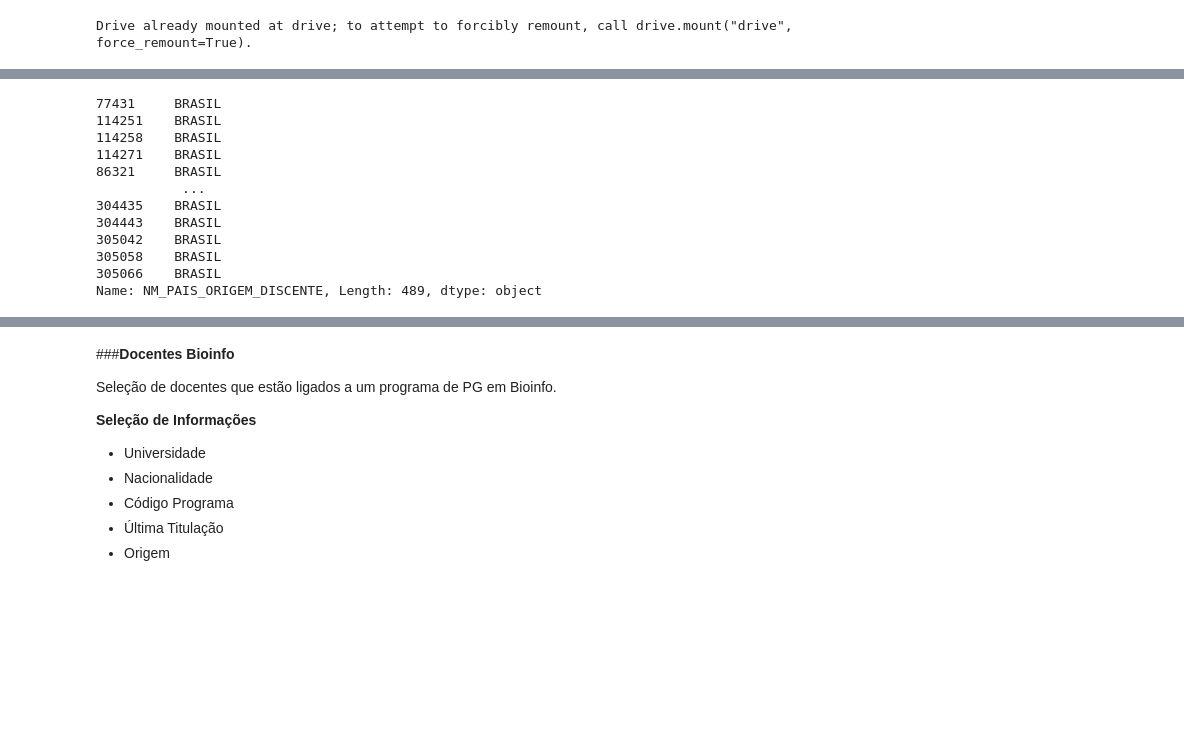
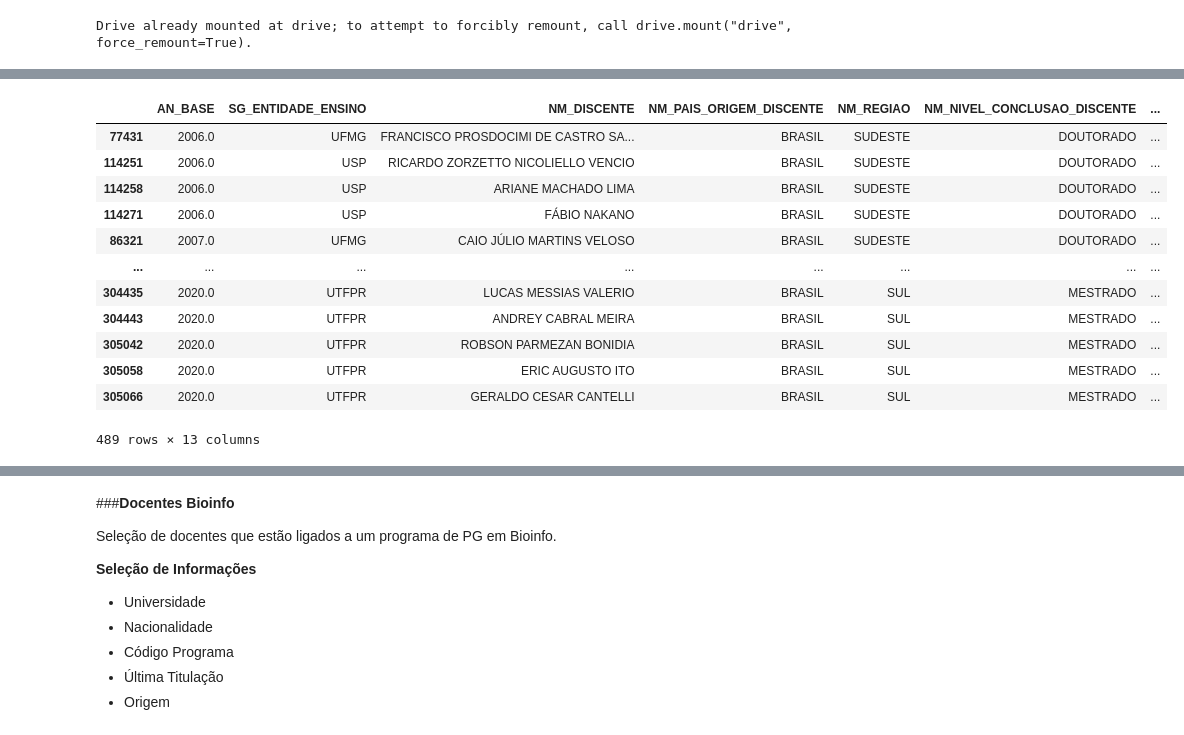
Before and after one commit to chagas98/BioinfoWikidataScripts, a Jupyter notebook: 06_21pos_bioinfo.ipynb, the cells around one changed output, grey strips where cells are left out. Cells and saved outputs as stored; diff of their text form; code cells hidden in the pictures; blank space fills up the shorter version.

```diff
--- a/06_21pos_bioinfo.ipynb
+++ b/06_21pos_bioinfo.ipynb
@@ -171,8 +173,4 @@ concat_allstudents = pd.concat(all_students)
 concat_allstudents.to_csv('drive/My Drive/BioinfoWikiData/discentes_pos06_21.csv')
 # %% [output]
 Drive already mounted at drive; to attempt to forcibly remount, call drive.mount("drive", force_remount=True).
-# %%
-concat_allstudents['NM_PAIS_ORIGEM_DISCENTE'].update(concat_allstudents.pop('NM_PAIS_NACIONALIDADE_DISCENTE'))
-concat_allstudents['NM_REGIAO_ENTIDADE'].update(concat_allstudents.pop('NM_REGIAO'))
-concat_allstudents['NM_NIVEL_CONCLUSAO_DISCENTE'].update(concat_allstudents.pop('DS_GRAU_ACADEMICO_DISCENTE'))
 # %%
@@ -190,15 +195,37 @@ for index,row in p.iterrows():
-# %%
-concat_allstudents['NM_PAIS_ORIGEM_DISCENTE']
-# %% [output]
-77431     BRASIL
-114251    BRASIL
-114258    BRASIL
-114271    BRASIL
-86321     BRASIL
-           ...
-304435    BRASIL
-304443    BRASIL
-305042    BRASIL
-305058    BRASIL
-305066    BRASIL
-Name: NM_PAIS_ORIGEM_DISCENTE, Length: 489, dtype: object
+# %%
+#Salvar dataset curado e variáveis selecionadas
+
+select_info = ['AN_BASE',
+               'SG_ENTIDADE_ENSINO',
+               'NM_DISCENTE',
+               'NM_PAIS_ORIGEM_DISCENTE',
+               'NM_REGIAO',
+               'NM_NIVEL_CONCLUSAO_DISCENTE',
+               'DS_FAIXA_ETARIA_DISCENTE',
+               'AN_MATRICULA_DISCENTE',
+               'AN_SITUACAO_DISCENTE',
+               'NM_ORIENTADOR_PRINCIPAL',
+               'NM_TESE_DISSERTACAO',
+               'CD_PROGRAMA_IES',
+               'NM_PROGRAMA_IES']
+
+bioinfo_studsel = concat_allstudents.loc[:, select_info]
+
+#Salvar no Drive
+bioinfo_studsel.to_csv('drive/My Drive/BioinfoWikiData/discentes_pos06_21_curado.csv')
+
+bioinfo_studsel
+# %% [output]
+|  | AN_BASE | SG_ENTIDADE_ENSINO | NM_DISCENTE | NM_PAIS_ORIGEM_DISCENTE | NM_REGIAO | NM_NIVEL_CONCLUSAO_DISCENTE | ... |
+| 77431 | 2006.0 | UFMG | FRANCISCO PROSDOCIMI DE CASTRO SA... | BRASIL | SUDESTE | DOUTORADO | ... |
+| 114251 | 2006.0 | USP | RICARDO ZORZETTO NICOLIELLO VENCIO | BRASIL | SUDESTE | DOUTORADO | ... |
+| 114258 | 2006.0 | USP | ARIANE MACHADO LIMA | BRASIL | SUDESTE | DOUTORADO | ... |
+| 114271 | 2006.0 | USP | FÁBIO NAKANO | BRASIL | SUDESTE | DOUTORADO | ... |
+| 86321 | 2007.0 | UFMG | CAIO JÚLIO MARTINS VELOSO | BRASIL | SUDESTE | DOUTORADO | ... |
+| ... | ... | ... | ... | ... | ... | ... | ... |
+| 304435 | 2020.0 | UTFPR | LUCAS MESSIAS VALERIO | BRASIL | SUL | MESTRADO | ... |
+| 304443 | 2020.0 | UTFPR | ANDREY CABRAL MEIRA | BRASIL | SUL | MESTRADO | ... |
+| 305042 | 2020.0 | UTFPR | ROBSON PARMEZAN BONIDIA | BRASIL | SUL | MESTRADO | ... |
+| 305058 | 2020.0 | UTFPR | ERIC AUGUSTO ITO | BRASIL | SUL | MESTRADO | ... |
+| 305066 | 2020.0 | UTFPR | GERALDO CESAR CANTELLI | BRASIL | SUL | MESTRADO | ... |
+489 rows × 13 columns
```
Also changed, not shown: parts of 9 cells of this notebook.
